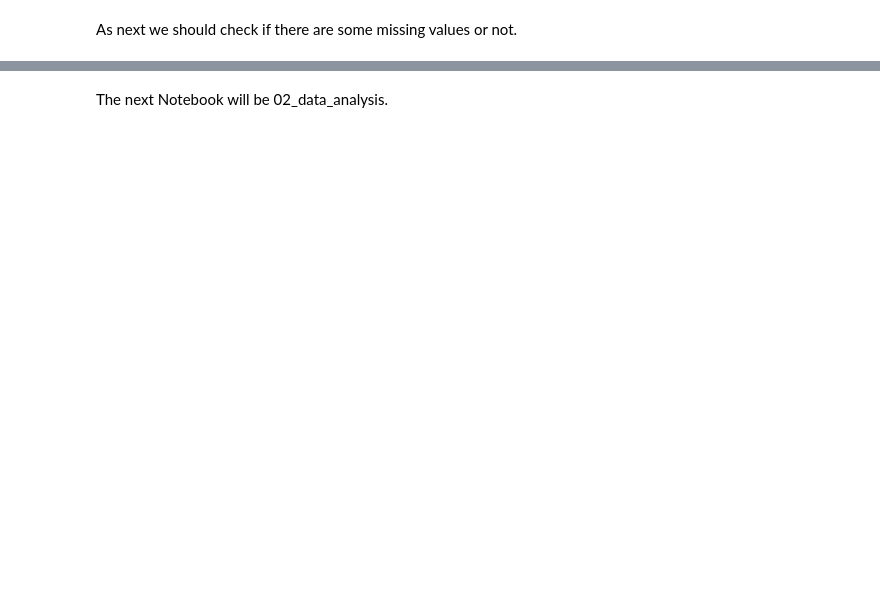
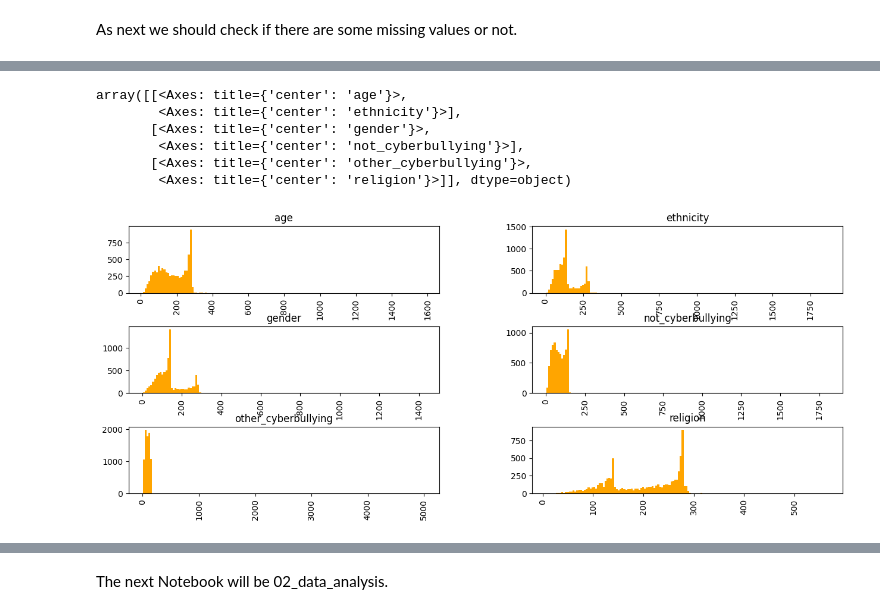
Before and after one commit to kollesal/hateSpeech, a Jupyter notebook: 04_Data Cleansing/01_data_prep.ipynb, the cells around one changed output, grey strips where cells are left out. Drawn from its saved outputs; the diff is of its cells as text; code cells hidden in the pictures; blank space fills up the shorter version.

```diff
--- a/04_Data Cleansing/01_data_prep.ipynb
+++ b/04_Data Cleansing/01_data_prep.ipynb
@@ -43,7 +33,7 @@ from xgboost import XGBClassifier
 # %% [markdown]
 First I want to import the file
 # %%
-all_data_df = pd.read_csv('../Projectwork-master/10_datasource/cyberbullying_tweets.csv')
+all_data_df = pd.read_csv('../01_Kontext/10_datasource/cyberbullying_tweets.csv')
 all_data_df.head()
 # %% [output]
 |  | tweet_text | cyberbullying_type |
@@ -124,0 +119,10 @@ all_data_df.head()
+# %%
+all_data_df.hist(column='length',by='cyberbullying_type',figsize=(15,6), bins=150,color='orange')
+# %% [output]
+array([[<Axes: title={'center': 'age'}>,
+        <Axes: title={'center': 'ethnicity'}>],
+       [<Axes: title={'center': 'gender'}>,
+        <Axes: title={'center': 'not_cyberbullying'}>],
+       [<Axes: title={'center': 'other_cyberbullying'}>,
+        <Axes: title={'center': 'religion'}>]], dtype=object)
+[figure, added]
```
Also changed, not shown: parts of 63 cells of this notebook.
